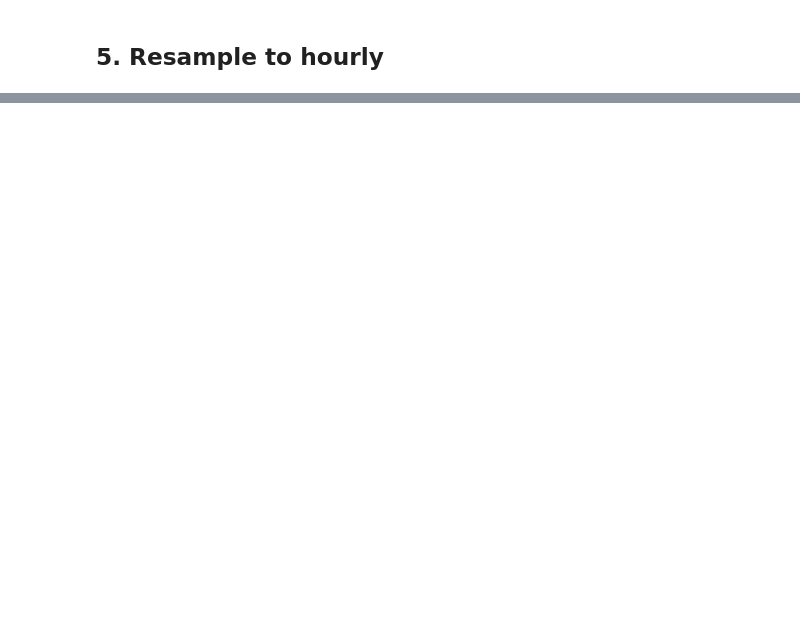
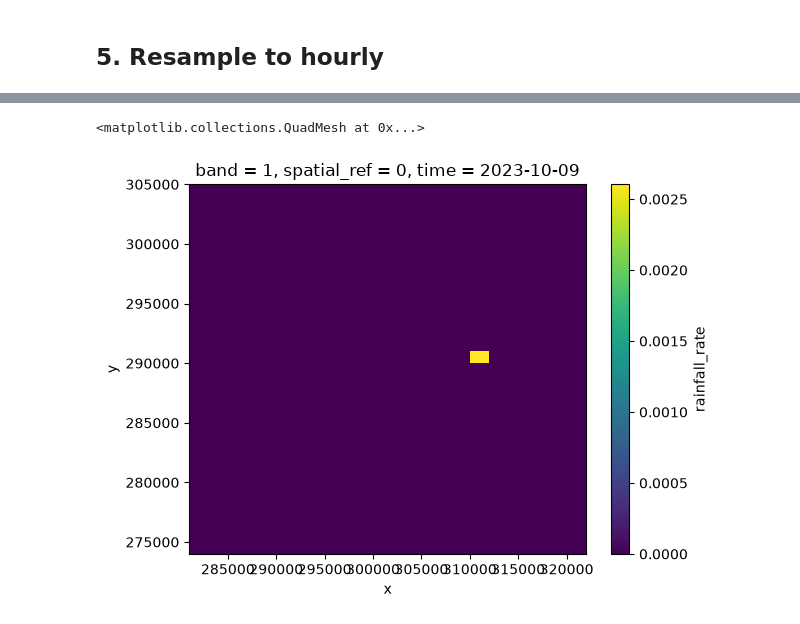
Before and after one commit to Thomasjkeel/access-UK-radar-data, a Jupyter notebook: from_CEDA/read_NIMROD_data_from_CEDA.ipynb, the cells around one changed output, grey strips where cells are left out. Saved outputs shown, nothing was run; the diff lists cells and outputs as text; code cells hidden in the pictures; blank space fills up the shorter version.

```diff
--- a/from_CEDA/read_NIMROD_data_from_CEDA.ipynb
+++ b/from_CEDA/read_NIMROD_data_from_CEDA.ipynb
@@ -161,6 +163,14 @@ print(DATE_TO_USE)
 20231009
 # %%
 one_day_nimrod = xr.open_mfdataset(os.path.join(OUTPUT_FOLDER, DATE_TO_USE, "*"), combine='nested', concat_dim='time', engine='rasterio')
+# %%
+# re-chunk
+one_day_nimrod = one_day_nimrod.chunk({
+    "time": 24,
+    "band": 1,
+    "y": 512,
+    "x": 512,
+})
 # %%
 one_day_nimrod = one_day_nimrod.rename({'band_data': 'rainfall_rate'})
 one_day_nimrod['rainfall_rate']['units'] = "mm/hr"
@@ -211,0 +282,2 @@ one_day_nimrod_clip_hourly.isel(time=10)['rainfall_rate'].plot()
+# %%
+CATCHMENT_BUFFER = 1000 # metres
@@ -211,0 +298,12 @@ one_day_nimrod_clip_hourly.isel(time=10)['rainfall_rate'].plot()
+# %%
+# Subset to bounds of given catchment
+catchment_nimrod_hourly = one_day_nimrod_clip_hourly.sel(
+    x=slice(nrfa_shp.bounds['minx'][0]-CATCHMENT_BUFFER, nrfa_shp.bounds['maxx'][0]+CATCHMENT_BUFFER),
+    y=slice(nrfa_shp.bounds['maxy'][0]+CATCHMENT_BUFFER, nrfa_shp.bounds['miny'][0]-CATCHMENT_BUFFER), # has to be reversed as y coordinates is descending
+)
+catchment_nimrod_hourly = catchment_nimrod_hourly.sortby("y")  # flip y coordinates
+# %%
+catchment_nimrod_hourly.isel(time=0)['rainfall_rate'].plot()
+# %% [output]
+<matplotlib.collections.QuadMesh at 0x...>
+[figure, added]
```
Also changed, not shown: parts of 15 cells of this notebook, 15 other files.
